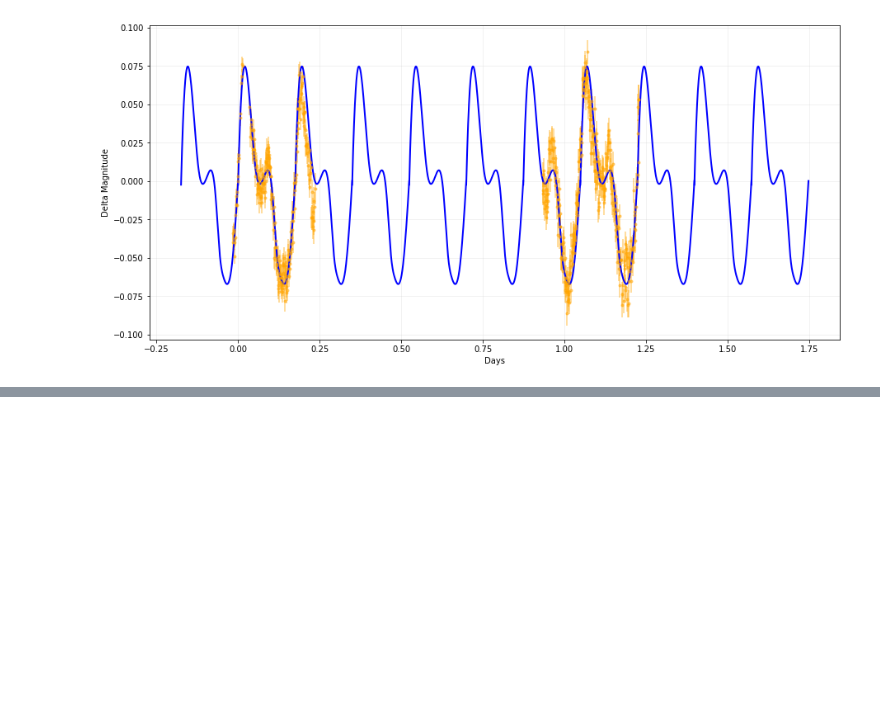
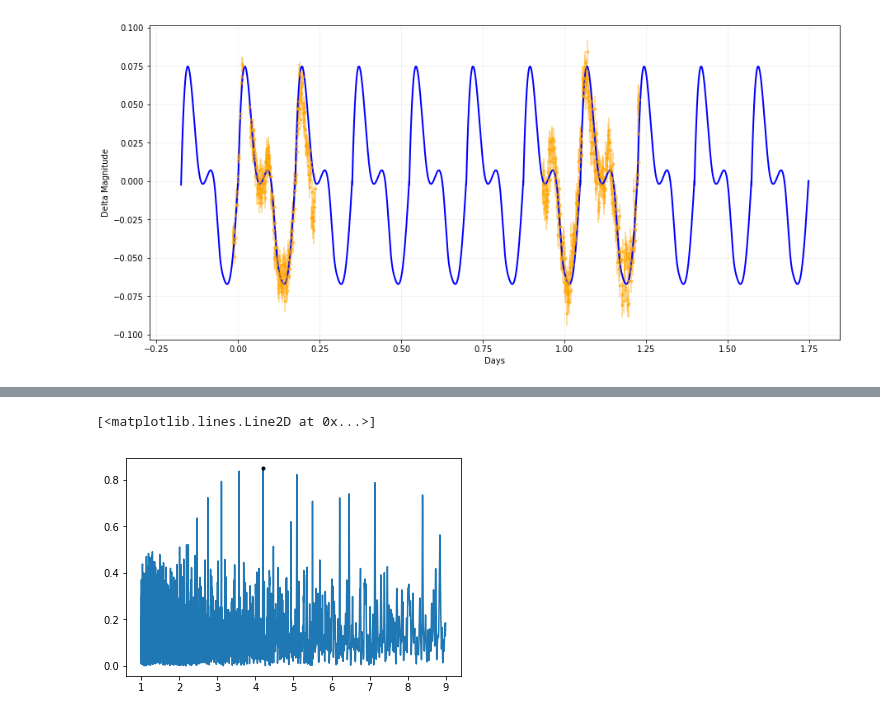
Before and after one commit to dirac-institute/CometGPs, a Jupyter notebook: lco_proposal/Psyche ZTF Example.ipynb, the cells around one changed output, grey strips where cells are left out. Drawn from its saved outputs; the diff is of its cells as text; code cells hidden in the pictures; blank space fills up the shorter version.

```diff
--- a/lco_proposal/Psyche ZTF Example.ipynb
+++ b/lco_proposal/Psyche ZTF Example.ipynb
@@ -273,0 +270,13 @@ plt.plot(tt*24., ff, 'b', linewidth=1, linestyle=':')
+# %%
+periods = np.arange(1.0/24.0, 9.0/24.0, 0.01/60/24.)
+power = modelLS.periodogram(periods)
+plt.plot(periods*24, power)
+#periods = np.arange(3.9/24.0, 4.3/24.0, 0.001/60/24)
+#power = modelLS.periodogram(periods)
+#plt.plot(periods*24, power)
+periods = period
+power = modelLS.periodogram(periods)
+plt.plot(periods*24, power, 'k.')
+# %% [output]
+[<matplotlib.lines.Line2D at 0x...>]
+[figure, added]
```
Also changed, not shown: parts of 10 cells of this notebook.
